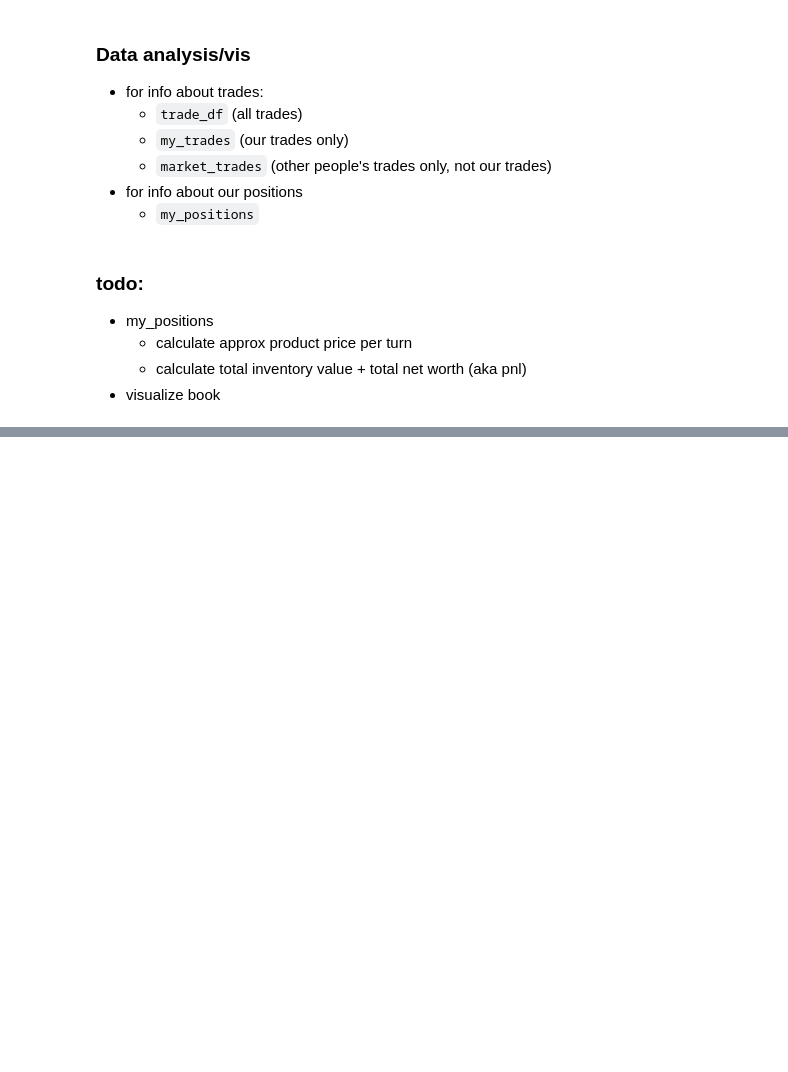
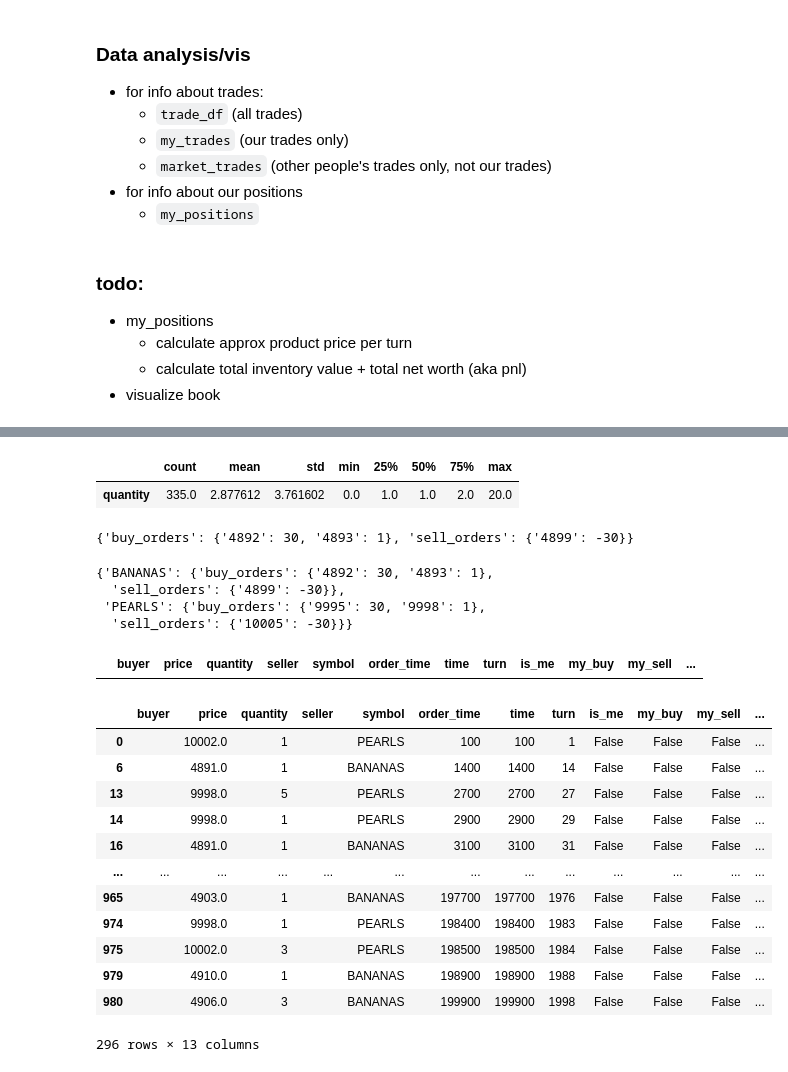
Before and after one commit to rzhan11/IMCTradingComp23, a Jupyter notebook: nbs/exploration-Copy2.ipynb, the cells around one changed output, grey strips where cells are left out. Saved outputs shown, nothing was run; the diff lists cells and outputs as text; code cells hidden in the pictures; blank space fills up the shorter version.

```diff
--- a/nbs/exploration-Copy2.ipynb
+++ b/nbs/exploration-Copy2.ipynb
@@ -428,0 +437,36 @@ diffs.describe().T
+# %%
+trades[["quantity"]].describe().T
+# %% [output]
+|  | count | mean | std | min | 25% | 50% | 75% | max |
+| quantity | 335.0 | 2.877612 | 3.761602 | 0.0 | 1.0 | 1.0 | 2.0 | 20.0 |
+# %%
+df["book"][0]["BANANAS"]
+# %% [output]
+{'buy_orders': {'4892': 30, '4893': 1}, 'sell_orders': {'4899': -30}}
+# %%
+df["book"][0]
+# %% [output]
+{'BANANAS': {'buy_orders': {'4892': 30, '4893': 1},
+  'sell_orders': {'4899': -30}},
+ 'PEARLS': {'buy_orders': {'9995': 30, '9998': 1},
+  'sell_orders': {'10005': -30}}}
+# %%
+my_trades[my_trades["buyer"].apply(lambda x : x not in ["SUBMISSION", ""]) | my_trades["seller"].apply(lambda x : x not in ["SUBMISSION", ""])]
+# %% [output]
+|  | buyer | price | quantity | seller | symbol | order_time | time | turn | is_me | my_buy | my_sell | ... |
+# %%
+market_trades
+# %% [output]
+|  | buyer | price | quantity | seller | symbol | order_time | time | turn | is_me | my_buy | my_sell | ... |
+| 0 |  | 10002.0 | 1 |  | PEARLS | 100 | 100 | 1 | False | False | False | ... |
+| 6 |  | 4891.0 | 1 |  | BANANAS | 1400 | 1400 | 14 | False | False | False | ... |
+| 13 |  | 9998.0 | 5 |  | PEARLS | 2700 | 2700 | 27 | False | False | False | ... |
+| 14 |  | 9998.0 | 1 |  | PEARLS | 2900 | 2900 | 29 | False | False | False | ... |
+| 16 |  | 4891.0 | 1 |  | BANANAS | 3100 | 3100 | 31 | False | False | False | ... |
+| ... | ... | ... | ... | ... | ... | ... | ... | ... | ... | ... | ... | ... |
+| 965 |  | 4903.0 | 1 |  | BANANAS | 197700 | 197700 | 1976 | False | False | False | ... |
+| 974 |  | 9998.0 | 1 |  | PEARLS | 198400 | 198400 | 1983 | False | False | False | ... |
+| 975 |  | 10002.0 | 3 |  | PEARLS | 198500 | 198500 | 1984 | False | False | False | ... |
+| 979 |  | 4910.0 | 1 |  | BANANAS | 198900 | 198900 | 1988 | False | False | False | ... |
+| 980 |  | 4906.0 | 3 |  | BANANAS | 199900 | 199900 | 1998 | False | False | False | ... |
+296 rows × 13 columns
```
Also changed, not shown: parts of 26 cells of this notebook, 2 other files.
